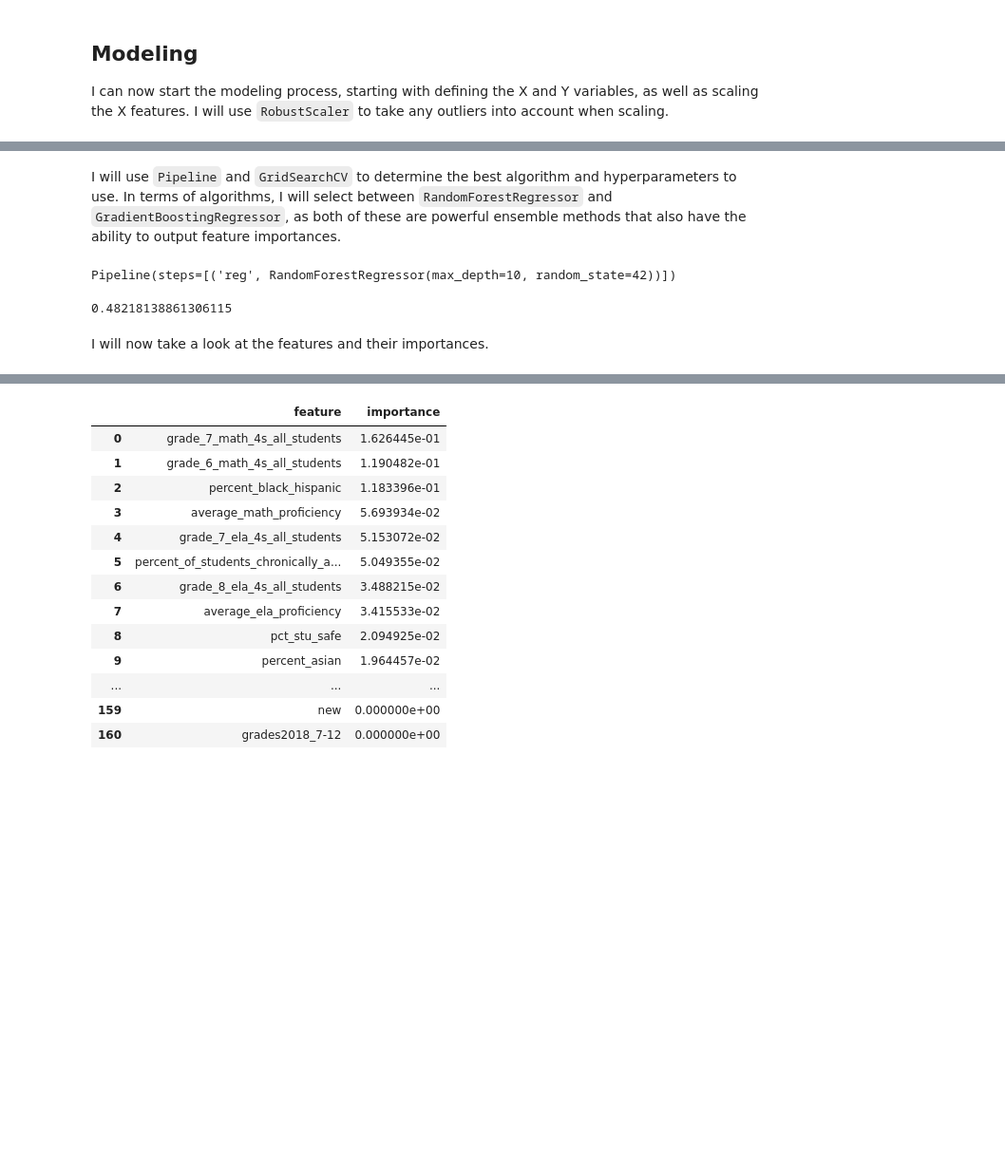
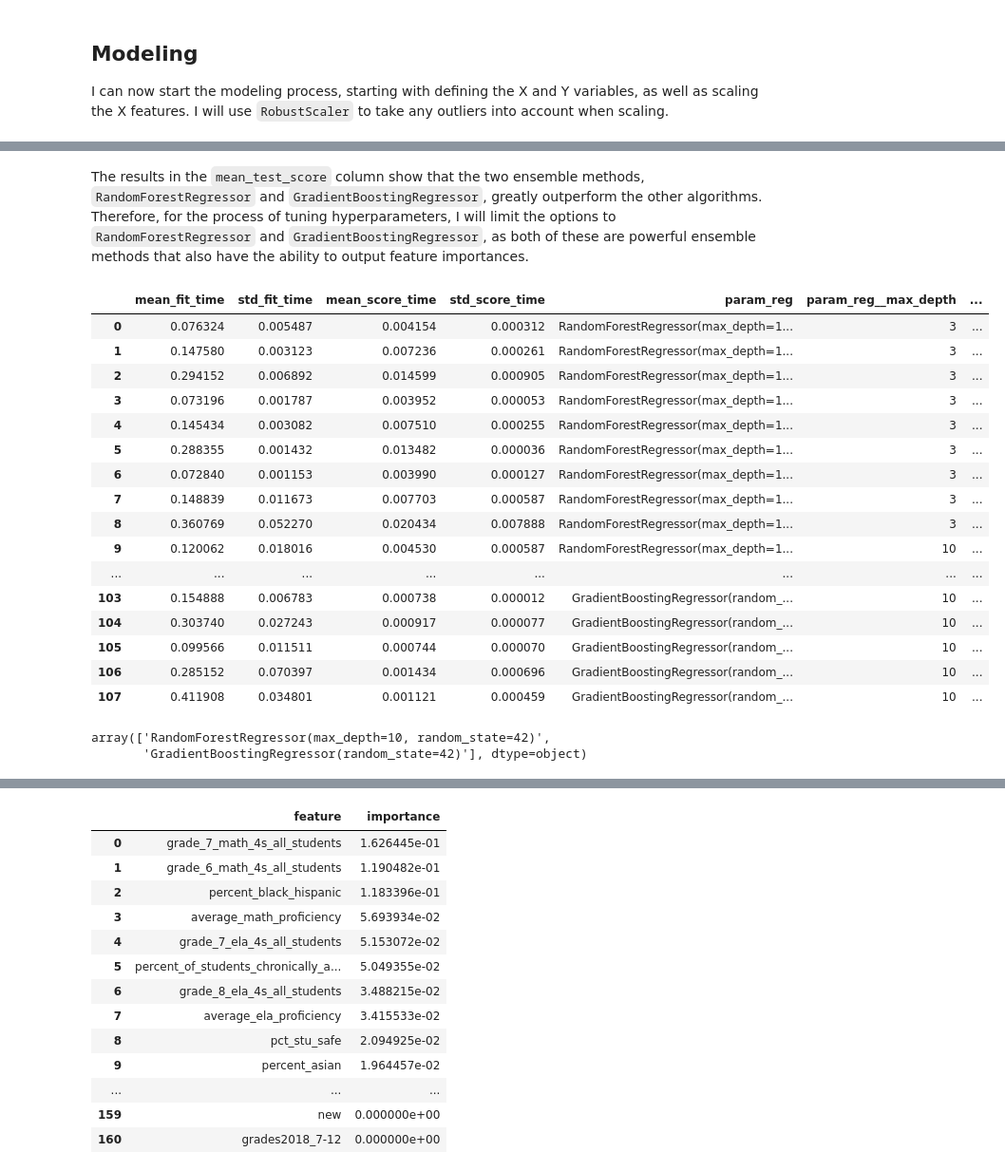
Before and after one commit to evanchen13/passnyc, a Jupyter notebook: passnyc.ipynb, the cells around one changed output, grey strips where cells are left out. Shown at 95% size. Drawn from its saved outputs; the diff is of its cells as text; code cells hidden in the pictures; blank space fills up the shorter version.

Commit message:
feat: Add initial GridSearchCV

```diff
--- a/passnyc.ipynb
+++ b/passnyc.ipynb
@@ -1908,0 +1913,17 @@ Y = Y['prop_took_test']
+# %%
+pipeline_general = Pipeline([('reg', LinearRegression())])
+
+params_general = {'reg': [
+    LinearRegression(),
+    SVR(),
+    DecisionTreeRegressor(random_state=42),
+    RandomForestRegressor(random_state=42),
+    GradientBoostingRegressor(random_state=42)
+]}
+
+cv_general = GridSearchCV(pipeline_general, params_general, scoring='r2')
+
+cv_general.fit(X, Y)
+
+cv_general_results = pd.DataFrame(cv_general.cv_results_)
+cv_general_results
@@ -1909,32 +1937,51 @@ Y = Y['prop_took_test']
 # %% [markdown]
-I will use `Pipeline` and `GridSearchCV` to determine the best algorithm and hyperparameters to use. In terms of algorithms, I will select between `RandomForestRegressor` and `GradientBoostingRegressor`, as both of these are powerful ensemble methods that also have the ability to output feature importances.
+The results in the `mean_test_score` column show that the two ensemble methods, `RandomForestRegressor` and `GradientBoostingRegressor`, greatly outperform the other algorithms. Therefore, for the process of tuning hyperparameters, I will limit the options to `RandomForestRegressor` and `GradientBoostingRegressor`, as both of these are powerful ensemble methods that also have the ability to output feature importances.
 # %%
-pipeline = Pipeline([('reg', RandomForestRegressor())])
+pipeline_specific = Pipeline([('reg', RandomForestRegressor())])
 
-params = [
+params_specific = [
 
     {'reg': [RandomForestRegressor(random_state=42)],
     'reg__n_estimators': [50, 100, 200],
     'reg__max_depth': [3, 10, None],
     'reg__min_samples_split': [2, 3, 5]},
 
     {'reg': [GradientBoostingRegressor(random_state=42)],
     'reg__learning_rate': [0.05, 0.1, 0.5],
     'reg__n_estimators': [50, 100, 200],
     'reg__min_samples_split': [2, 3, 5],
     'reg__max_depth': [3, 5, 10]},
 
 ]
 
-cv = GridSearchCV(pipeline, params, scoring='r2')
+cv_specific = GridSearchCV(pipeline_specific, params_specific, scoring='r2')
 
-cv.fit(X, Y)
-cv.best_estimator_
+cv_specific.fit(X, Y)
+
+cv_specific_results = pd.DataFrame(cv_specific.cv_results_)
+cv_specific_results
 # %% [output]
-Pipeline(steps=[('reg', RandomForestRegressor(max_depth=10, random_state=42))])
+|  | mean_fit_time | std_fit_time | mean_score_time | std_score_time | param_reg | param_reg__max_depth | ... |
+| 0 | 0.076324 | 0.005487 | 0.004154 | 0.000312 | RandomForestRegressor(max_depth=1... | 3 | ... |
+| 1 | 0.147580 | 0.003123 | 0.007236 | 0.000261 | RandomForestRegressor(max_depth=1... | 3 | ... |
+| 2 | 0.294152 | 0.006892 | 0.014599 | 0.000905 | RandomForestRegressor(max_depth=1... | 3 | ... |
+| 3 | 0.073196 | 0.001787 | 0.003952 | 0.000053 | RandomForestRegressor(max_depth=1... | 3 | ... |
+| 4 | 0.145434 | 0.003082 | 0.007510 | 0.000255 | RandomForestRegressor(max_depth=1... | 3 | ... |
+| 5 | 0.288355 | 0.001432 | 0.013482 | 0.000036 | RandomForestRegressor(max_depth=1... | 3 | ... |
+| 6 | 0.072840 | 0.001153 | 0.003990 | 0.000127 | RandomForestRegressor(max_depth=1... | 3 | ... |
+| 7 | 0.148839 | 0.011673 | 0.007703 | 0.000587 | RandomForestRegressor(max_depth=1... | 3 | ... |
+| 8 | 0.360769 | 0.052270 | 0.020434 | 0.007888 | RandomForestRegressor(max_depth=1... | 3 | ... |
+| 9 | 0.120062 | 0.018016 | 0.004530 | 0.000587 | RandomForestRegressor(max_depth=1... | 10 | ... |
+| ... | ... | ... | ... | ... | ... | ... | ... |
+| 103 | 0.154888 | 0.006783 | 0.000738 | 0.000012 | GradientBoostingRegressor(random_... | 10 | ... |
+| 104 | 0.303740 | 0.027243 | 0.000917 | 0.000077 | GradientBoostingRegressor(random_... | 10 | ... |
+| 105 | 0.099566 | 0.011511 | 0.000744 | 0.000070 | GradientBoostingRegressor(random_... | 10 | ... |
+| 106 | 0.285152 | 0.070397 | 0.001434 | 0.000696 | GradientBoostingRegressor(random_... | 10 | ... |
+| 107 | 0.411908 | 0.034801 | 0.001121 | 0.000459 | GradientBoostingRegressor(random_... | 10 | ... |
-# %%
-cv.best_score_
-# %% [output]
-0.48218138861306115
-# %% [markdown]
-I will now take a look at the features and their importances.
+# %%
+# convert param_reg column to string so that I can see the unique values
+cv_specific_results['param_reg'] = cv_specific_results['param_reg'].astype(str)
+cv_specific_results['param_reg'].unique()
+# %% [output]
+array(['RandomForestRegressor(max_depth=10, random_state=42)',
+       'GradientBoostingRegressor(random_state=42)'], dtype=object)
```
Also changed, not shown: parts of 11 cells of this notebook.
